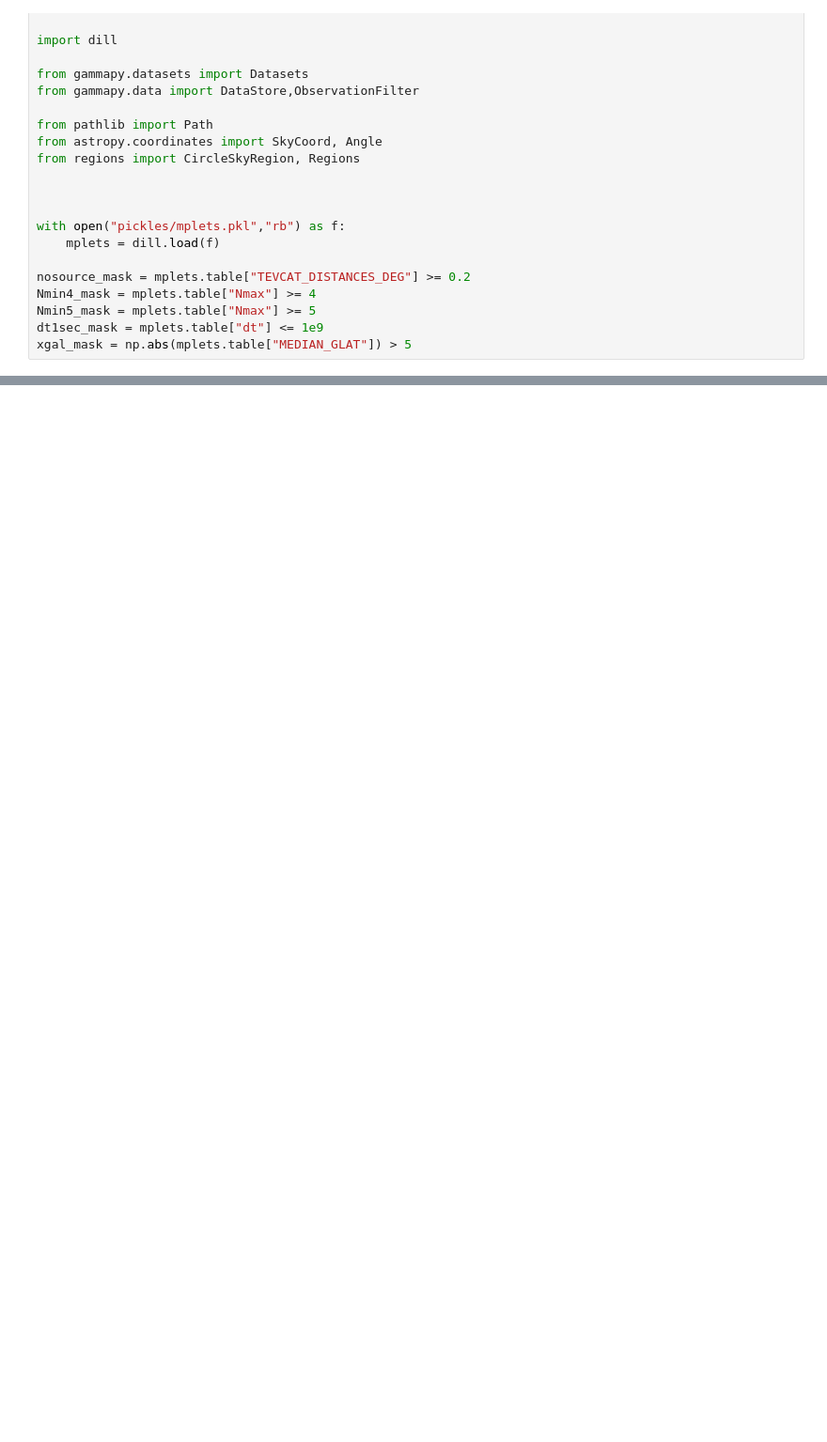
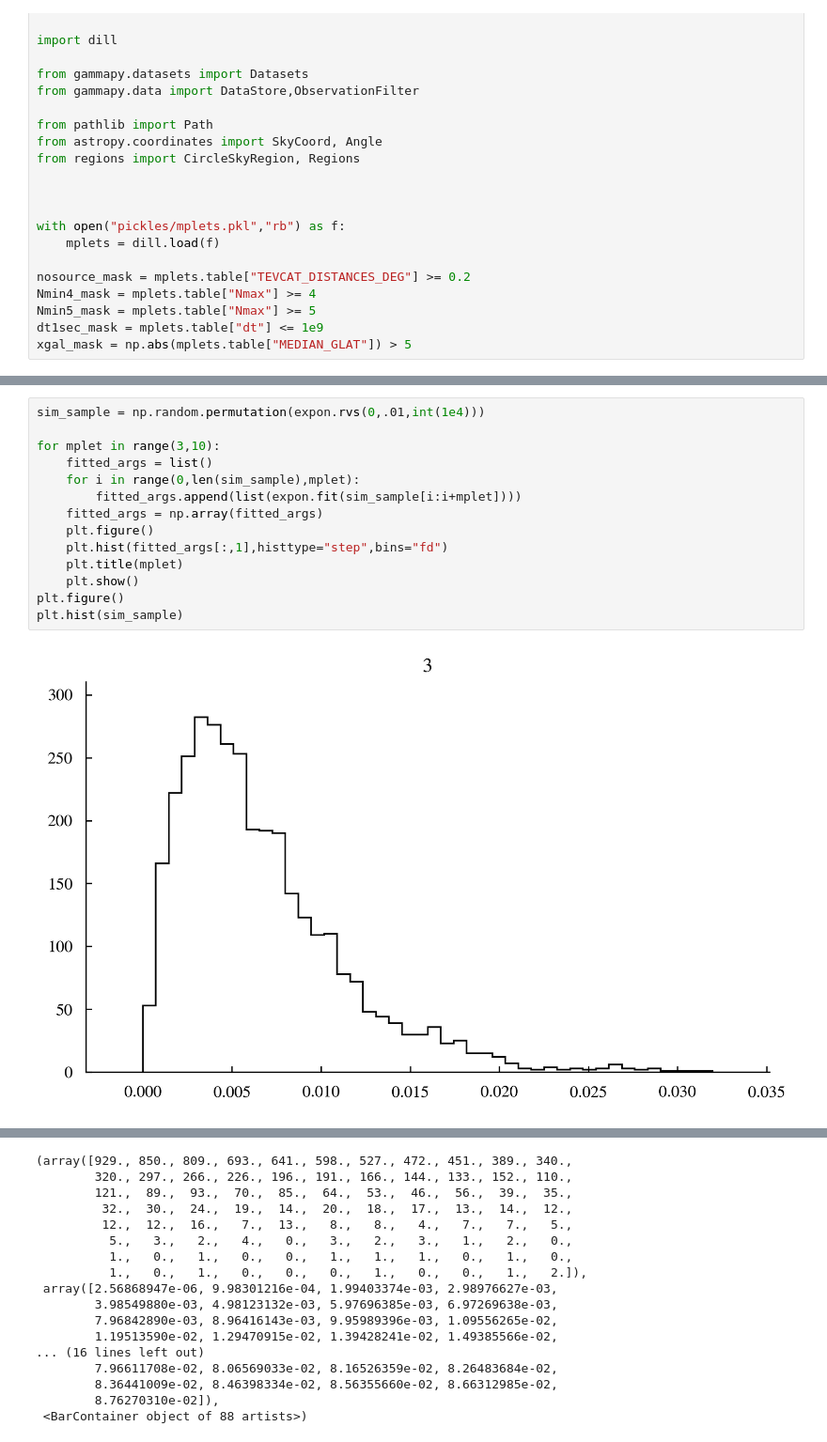
Before and after one commit to annanayjaitly/gamma_transients, a Jupyter notebook: testing/passthrough1.ipynb, the cells around one changed output, grey strips where cells are left out. Shown at 94% size. Drawn from its saved outputs; the diff is of its cells as text; blank space fills up the shorter version.

```diff
--- a/testing/passthrough1.ipynb
+++ b/testing/passthrough1.ipynb
@@ -100,0 +136,16 @@ for b in a:
+# %%
+sim_sample = np.random.permutation(expon.rvs(0,.01,int(1e4)))
+
+for mplet in range(3,10):
+    fitted_args = list()
+    for i in range(0,len(sim_sample),mplet):
+        fitted_args.append(list(expon.fit(sim_sample[i:i+mplet])))
+    fitted_args = np.array(fitted_args)
+    plt.figure()
+    plt.hist(fitted_args[:,1],histtype="step",bins="fd")
+    plt.title(mplet)
+    plt.show()
+plt.figure()
+plt.hist(sim_sample)
+# %% [output]
+[figure, added]
@@ -100,0 +158,17 @@ for b in a:
+(array([929., 850., 809., 693., 641., 598., 527., 472., 451., 389., 340.,
+        320., 297., 266., 226., 196., 191., 166., 144., 133., 152., 110.,
+        121.,  89.,  93.,  70.,  85.,  64.,  53.,  46.,  56.,  39.,  35.,
+         32.,  30.,  24.,  19.,  14.,  20.,  18.,  17.,  13.,  14.,  12.,
+         12.,  12.,  16.,   7.,  13.,   8.,   8.,   4.,   7.,   7.,   5.,
+          5.,   3.,   2.,   4.,   0.,   3.,   2.,   3.,   1.,   2.,   0.,
+          1.,   0.,   1.,   0.,   0.,   1.,   1.,   1.,   0.,   1.,   0.,
+          1.,   0.,   1.,   0.,   0.,   0.,   1.,   0.,   0.,   1.,   2.]),
+ array([2.56868947e-06, 9.98301216e-04, 1.99403374e-03, 2.98976627e-03,
+        3.98549880e-03, 4.98123132e-03, 5.97696385e-03, 6.97269638e-03,
+        7.96842890e-03, 8.96416143e-03, 9.95989396e-03, 1.09556265e-02,
+        1.19513590e-02, 1.29470915e-02, 1.39428241e-02, 1.49385566e-02,
+... (16 lines left out)
+        7.96611708e-02, 8.06569033e-02, 8.16526359e-02, 8.26483684e-02,
+        8.36441009e-02, 8.46398334e-02, 8.56355660e-02, 8.66312985e-02,
+        8.76270310e-02]),
+ <BarContainer object of 88 artists>)
```
Also changed, not shown: parts of 16 cells of this notebook, 3 other files.
